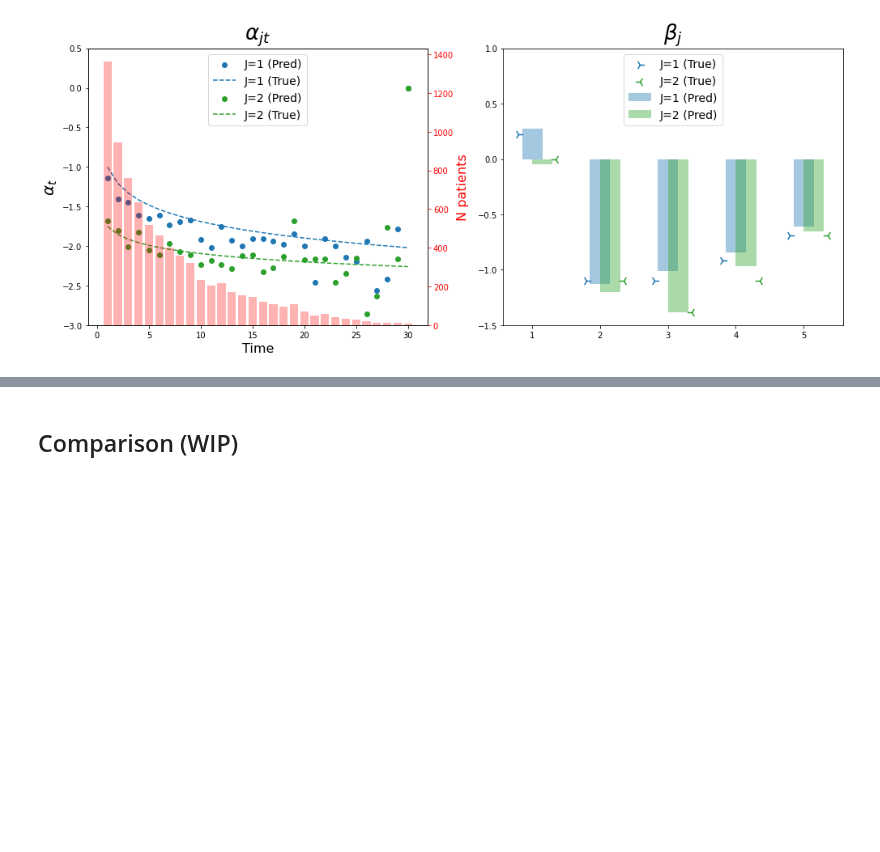
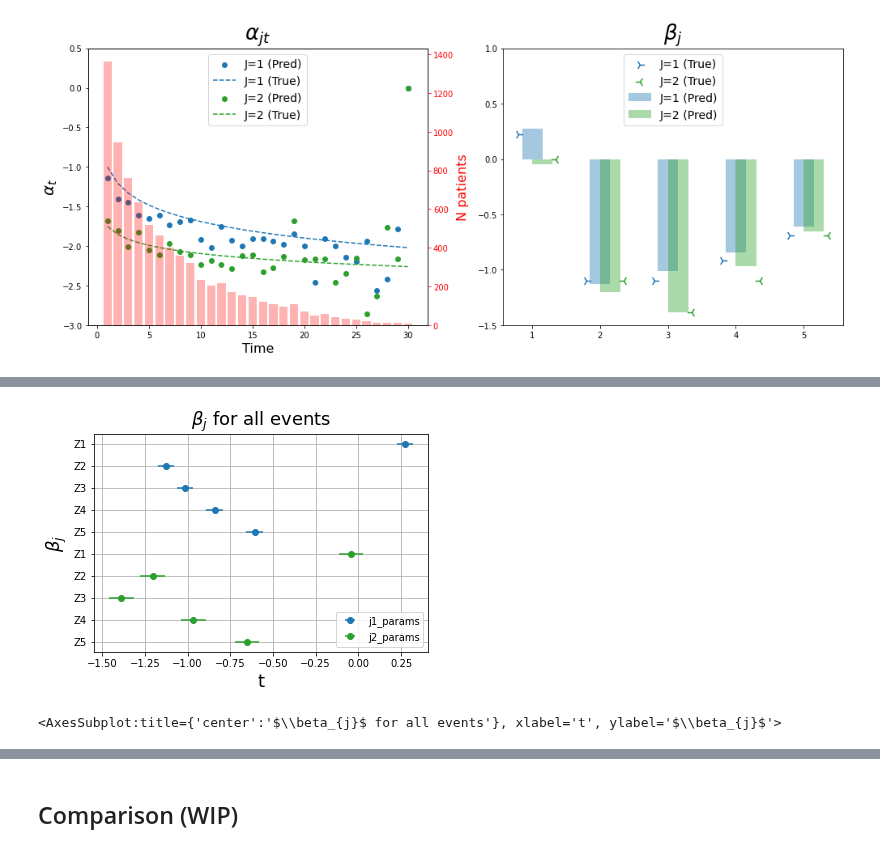
Before and after one commit to tomer1812/pydts, a Jupyter notebook: docs/Simple Simulation.ipynb, the cells around one changed output, grey strips where cells are left out. Drawn from its saved outputs; the diff is of its cells as text; code cells hidden in the pictures; blank space fills up the shorter version.

```diff
--- a/docs/Simple Simulation.ipynb
+++ b/docs/Simple Simulation.ipynb
@@ -176,0 +193,5 @@ plot_second_model_coefs(fitter.alpha_df, fitter.beta_models, times, n_cov=5)
+# %%
+fitter.plot_all_events_beta()
+# %% [output]
+[figure, added]
+<AxesSubplot:title={'center':'$\\beta_{j}$ for all events'}, xlabel='t', ylabel='$\\beta_{j}$'>
```
Also changed, not shown: parts of 8 cells of this notebook, 1 other file.
